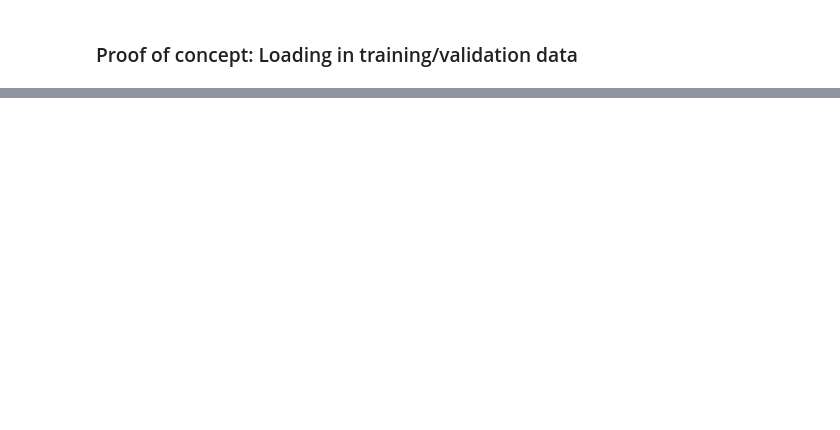
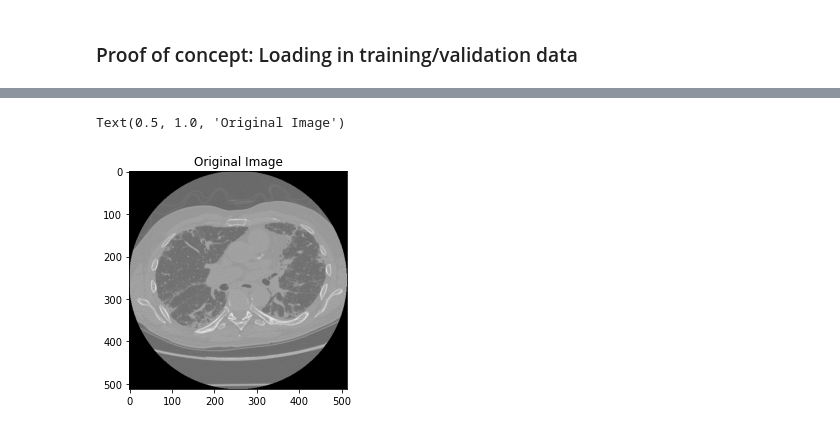
Before and after one commit to BrendosaurusRex/machine-learning-exigence, a Jupyter notebook: data_preprocessing.ipynb, the cells around one changed output, grey strips where cells are left out. Saved outputs shown, nothing was run; the diff lists cells and outputs as text; code cells hidden in the pictures; blank space fills up the shorter version.

```diff
--- a/data_preprocessing.ipynb
+++ b/data_preprocessing.ipynb
@@ -177,0 +359,12 @@ print(Y.shape)
+# %%
+import glob
+
+train_image_files = sorted(glob.glob(os.path.join(DATA_DIR, '*','*.dcm')))
+sample_image = pydicom.dcmread(train_image_files[7])
+img = sample_image.pixel_array
+
+plt.imshow(img, cmap='gray')
+plt.title('Original Image')
+# %% [output]
+Text(0.5, 1.0, 'Original Image')
+[figure, added]
```
Also changed, not shown: parts of 15 cells of this notebook.
